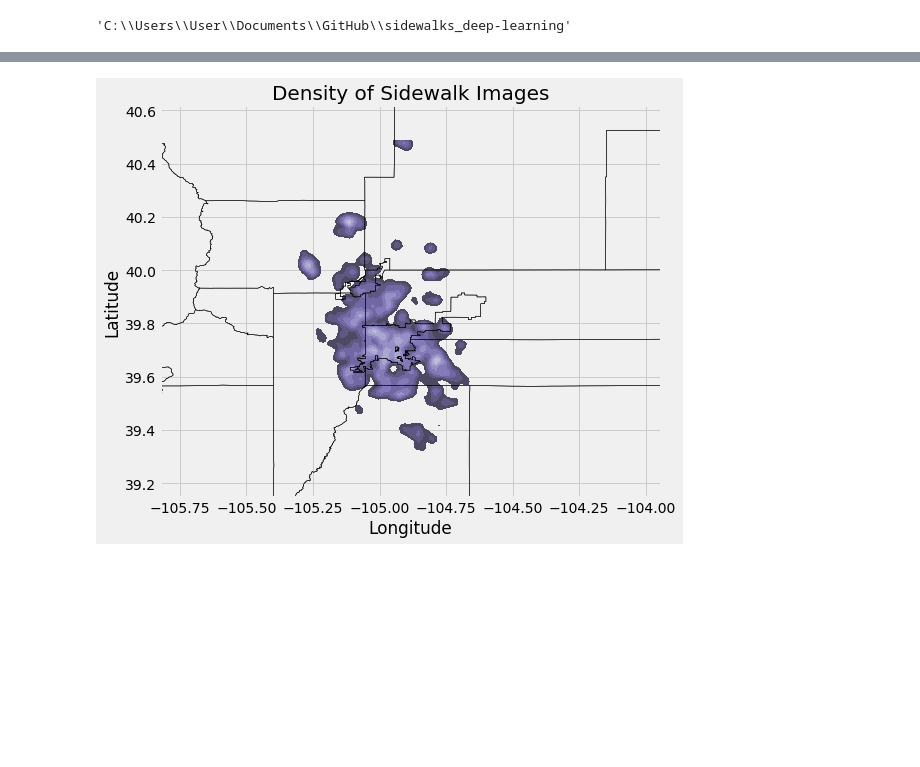
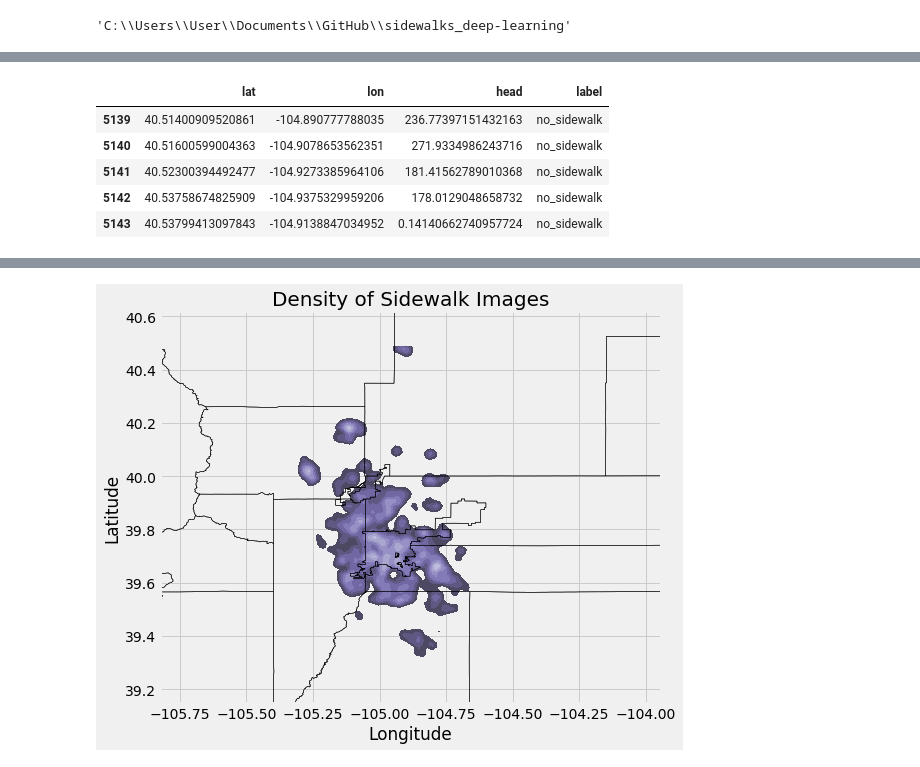
Before and after one commit to chrisoyer/sidewalk_deep-learning, a Jupyter notebook: sidewalks_data_acquisition.ipynb, the cells around one changed output, grey strips where cells are left out. Saved outputs shown, nothing was run; the diff lists cells and outputs as text; code cells hidden in the pictures; blank space fills up the shorter version.

```diff
--- a/sidewalks_data_acquisition.ipynb
+++ b/sidewalks_data_acquisition.ipynb
@@ -540,0 +559,9 @@ sidewalk_locs1 = [location_parser(loc) for loc in sidewalk_locs]
+# %%
+locations_df.tail()
+# %% [output]
+|  | lat | lon | head | label |
+| 5139 | 40.51400909520861 | -104.890777788035 | 236.77397151432163 | no_sidewalk |
+| 5140 | 40.51600599004363 | -104.9078653562351 | 271.9334986243716 | no_sidewalk |
+| 5141 | 40.52300394492477 | -104.9273385964106 | 181.41562789010368 | no_sidewalk |
+| 5142 | 40.53758674825909 | -104.9375329959206 | 178.0129048658732 | no_sidewalk |
+| 5143 | 40.53799413097843 | -104.9138847034952 | 0.14140662740957724 | no_sidewalk |
```
Also changed, not shown: parts of 12 cells of this notebook.
